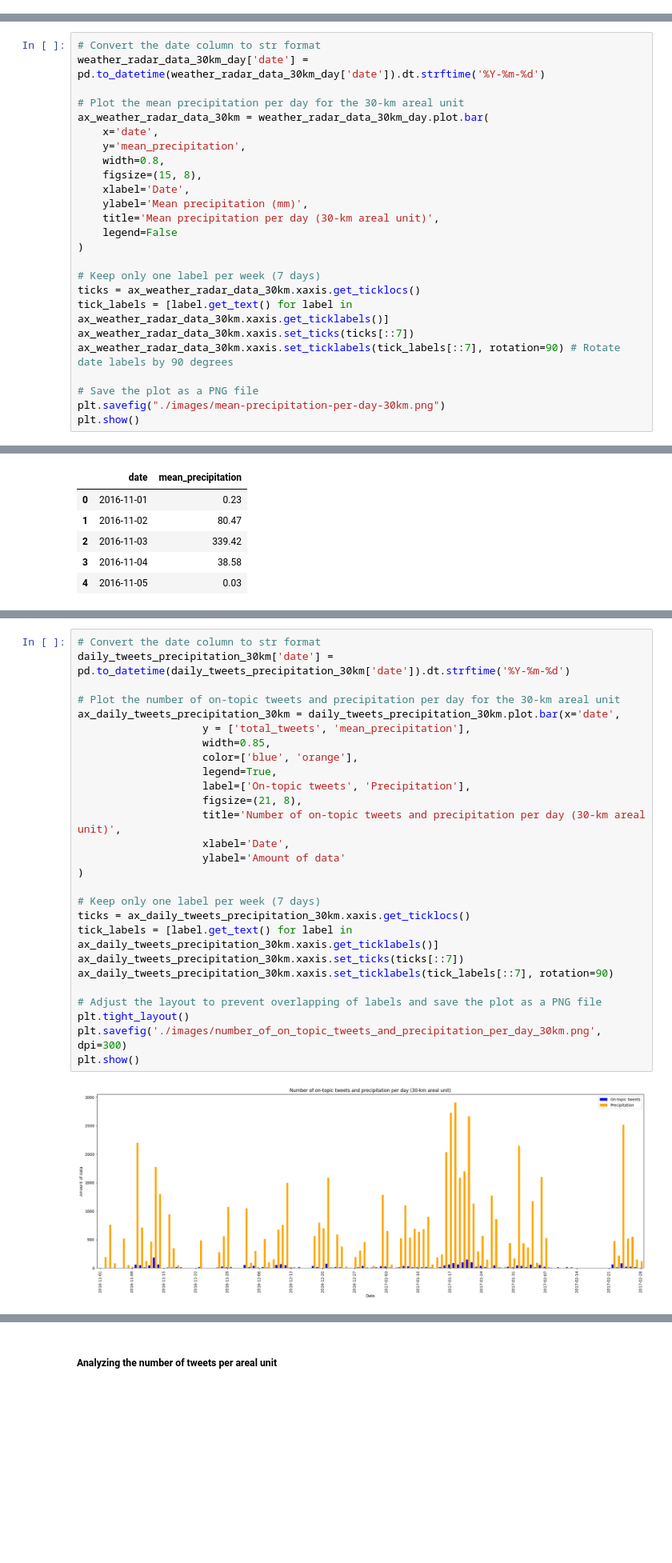
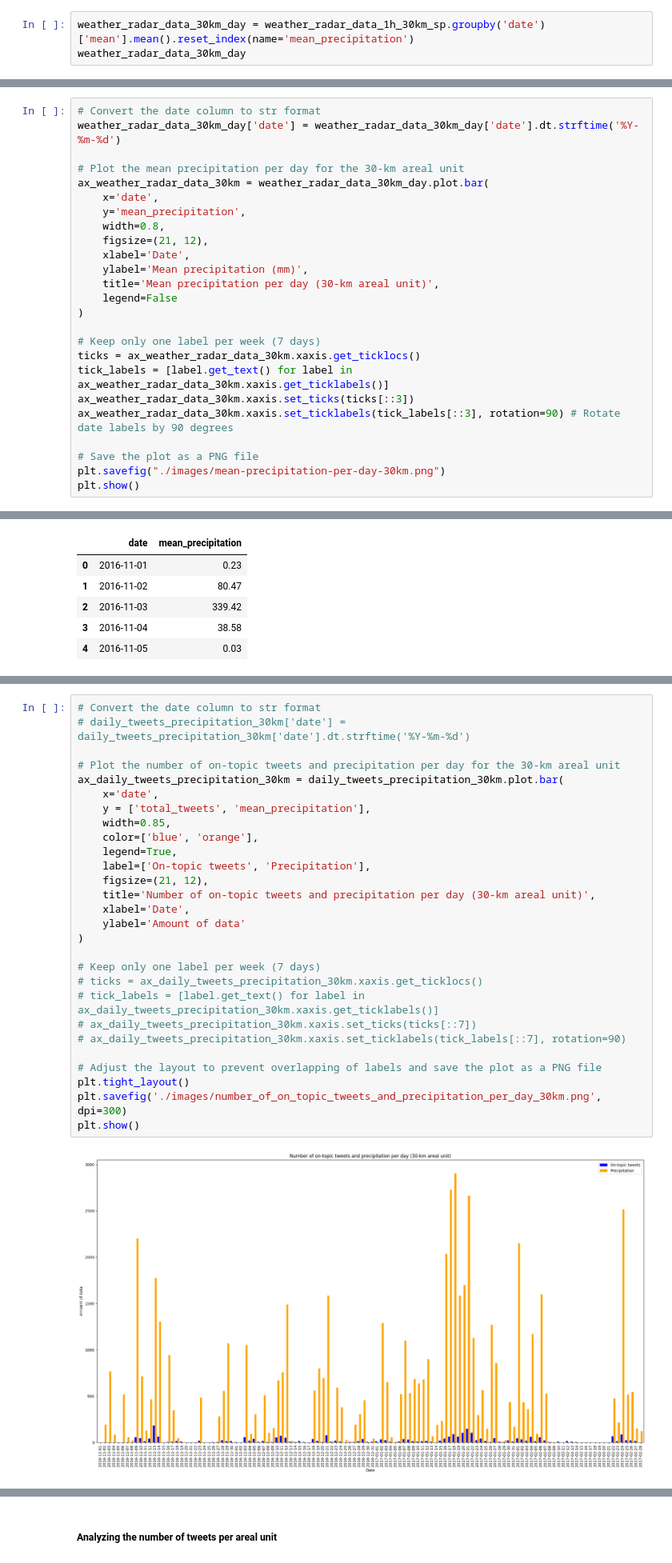
Before and after one commit to liviadegrossi/MBA-Monograph, a Jupyter notebook: data-exploration.ipynb, the cells around one changed output, grey strips where cells are left out. Shown at 80% size. Saved outputs shown, nothing was run; the diff lists cells and outputs as text; blank space fills up the shorter version.

```diff
--- a/data-exploration.ipynb
+++ b/data-exploration.ipynb
@@ -647,3 +572,6 @@ weather_radar_data_30km_day.head()
 | 2 | 2016-11-03 | 764.45 |
 | 3 | 2016-11-04 | 82.26 |
 | 4 | 2016-11-05 | 0.09 |
+# %%
+weather_radar_data_30km_day = weather_radar_data_1h_30km_sp.groupby('date')['mean'].mean().reset_index(name='mean_precipitation')
+weather_radar_data_30km_day
@@ -650,13 +592,13 @@ weather_radar_data_30km_day.head()
 # %%
 # Convert the date column to str format
-weather_radar_data_30km_day['date'] = pd.to_datetime(weather_radar_data_30km_day['date']).dt.strftime('%Y-%m-%d')
+weather_radar_data_30km_day['date'] = weather_radar_data_30km_day['date'].dt.strftime('%Y-%m-%d')
 
 # Plot the mean precipitation per day for the 30-km areal unit
 ax_weather_radar_data_30km = weather_radar_data_30km_day.plot.bar(
     x='date',
     y='mean_precipitation',
     width=0.8,
-    figsize=(15, 8),
+    figsize=(21, 12),
     xlabel='Date',
     ylabel='Mean precipitation (mm)',
     title='Mean precipitation per day (30-km areal unit)',
@@ -666,8 +608,8 @@ ax_weather_radar_data_30km = weather_radar_data_30km_day.plot.bar(
 # Keep only one label per week (7 days)
 ticks = ax_weather_radar_data_30km.xaxis.get_ticklocs()
 tick_labels = [label.get_text() for label in ax_weather_radar_data_30km.xaxis.get_ticklabels()]
-ax_weather_radar_data_30km.xaxis.set_ticks(ticks[::7])
-ax_weather_radar_data_30km.xaxis.set_ticklabels(tick_labels[::7], rotation=90) # Rotate date labels by 90 degrees
+ax_weather_radar_data_30km.xaxis.set_ticks(ticks[::3])
+ax_weather_radar_data_30km.xaxis.set_ticklabels(tick_labels[::3], rotation=90) # Rotate date labels by 90 degrees
 
 # Save the plot as a PNG file
 plt.savefig("./images/mean-precipitation-per-day-30km.png")
@@ -814,33 +758,34 @@ daily_tweets_precipitation_30km.head()
 | 4 | 2016-11-05 | 0.0 | 0.09 |
 # %%
 # Convert the date column to str format
-daily_tweets_precipitation_30km['date'] = pd.to_datetime(daily_tweets_precipitation_30km['date']).dt.strftime('%Y-%m-%d')
+# daily_tweets_precipitation_30km['date'] = daily_tweets_precipitation_30km['date'].dt.strftime('%Y-%m-%d')
 
 # Plot the number of on-topic tweets and precipitation per day for the 30-km areal unit
-ax_daily_tweets_precipitation_30km = daily_tweets_precipitation_30km.plot.bar(x='date',
-                    y = ['total_tweets', 'mean_precipitation'],
-                    width=0.85,
-                    color=['blue', 'orange'],
-                    legend=True,
-                    label=['On-topic tweets', 'Precipitation'],
-                    figsize=(21, 8),
-                    title='Number of on-topic tweets and precipitation per day (30-km areal unit)',
-                    xlabel='Date',
-                    ylabel='Amount of data'
+ax_daily_tweets_precipitation_30km = daily_tweets_precipitation_30km.plot.bar(
+    x='date',
+    y = ['total_tweets', 'mean_precipitation'],
+    width=0.85,
+    color=['blue', 'orange'],
+    legend=True,
+    label=['On-topic tweets', 'Precipitation'],
+    figsize=(21, 12),
+    title='Number of on-topic tweets and precipitation per day (30-km areal unit)',
+    xlabel='Date',
+    ylabel='Amount of data'
 )
 
 # Keep only one label per week (7 days)
-ticks = ax_daily_tweets_precipitation_30km.xaxis.get_ticklocs()
-tick_labels = [label.get_text() for label in ax_daily_tweets_precipitation_30km.xaxis.get_ticklabels()]
-ax_daily_tweets_precipitation_30km.xaxis.set_ticks(ticks[::7])
-ax_daily_tweets_precipitation_30km.xaxis.set_ticklabels(tick_labels[::7], rotation=90)
+# ticks = ax_daily_tweets_precipitation_30km.xaxis.get_ticklocs()
+# tick_labels = [label.get_text() for label in ax_daily_tweets_precipitation_30km.xaxis.get_ticklabels()]
+# ax_daily_tweets_precipitation_30km.xaxis.set_ticks(ticks[::7])
+# ax_daily_tweets_precipitation_30km.xaxis.set_ticklabels(tick_labels[::7], rotation=90)
 
 # Adjust the layout to prevent overlapping of labels and save the plot as a PNG file
 plt.tight_layout()
 plt.savefig('./images/number_of_on_topic_tweets_and_precipitation_per_day_30km.png', dpi=300)
 plt.show()
 # %% [output]
-[figure, old version]
+[figure, new version]
 # %%
 # Merge the two datasets (on-topic tweets and weather radar data for the 50-km areal unit) based on the 'date' column
 daily_tweets_precipitation_50km = on_topic_tweets_day.merge(weather_radar_data_50km_day, on='date', how='outer')
```
Also changed, not shown: parts of 66 cells of this notebook, 13 other files.
